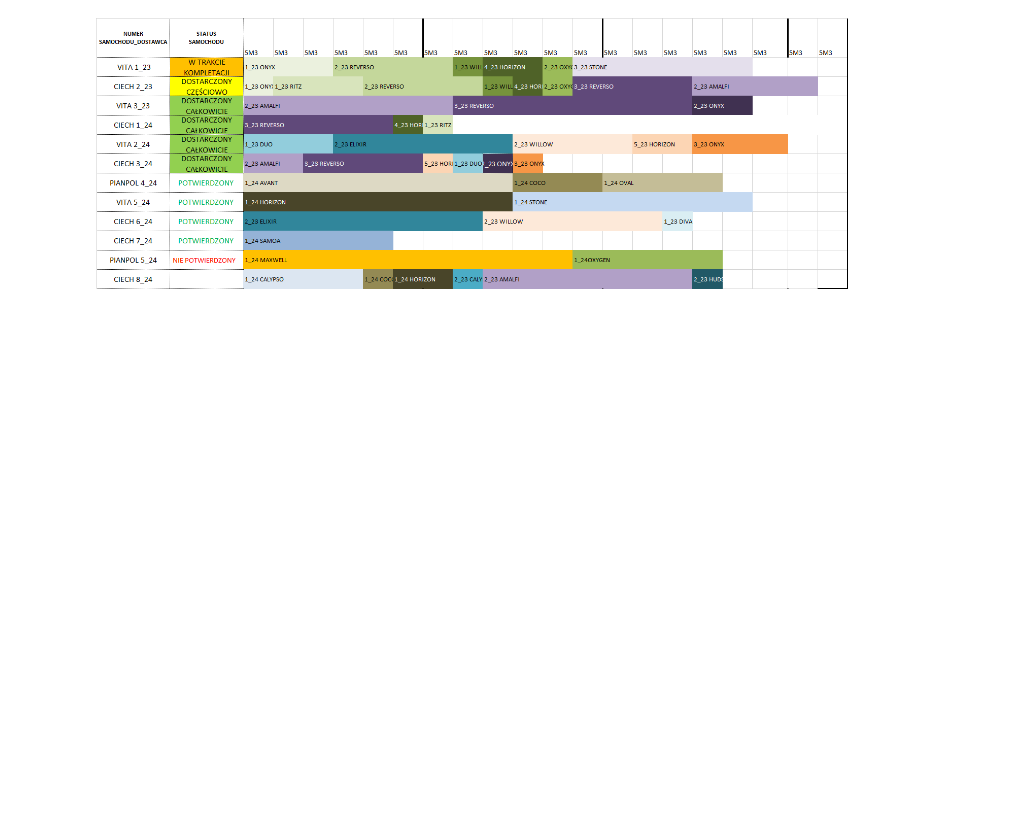
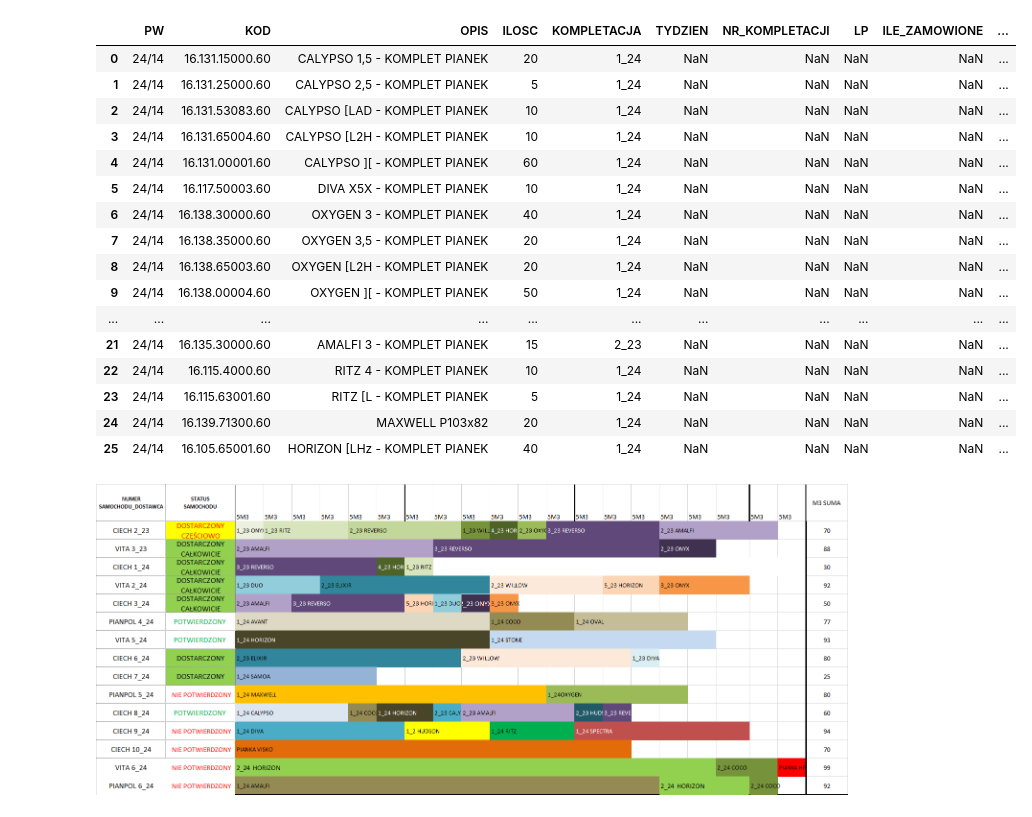
Before and after one commit to Mogarthron/Magazynier, a Jupyter notebook: ZAM_PIANKI_DB.ipynb, the cells around one changed output. Cells and saved outputs as stored; diff of their text form; code cells hidden in the pictures; blank space fills up the shorter version.

```diff
--- a/ZAM_PIANKI_DB.ipynb
+++ b/ZAM_PIANKI_DB.ipynb
@@ -171,5 +210,28 @@ def przyjecie_pz(zam,model,nr_kompletacji):
+# %%
+# zpd.merge(pw[pw.PW == "24/10"], on="KOD", how="right")
+pw_zpd = pw[pw.PW == "24/14"][["PW", "KOD", "OPIS", "ILOSC", "KOMPLETACJA"]].merge(zpd[~zpd.STATUS_KOMPLETACJA.isin(["1",None])][["TYDZIEN", "NR_KOMPLETACJI", "KOD", "LP", "ILE_ZAMOWIONE", "ZNACZNIK_DOSTAWCY", "STATUS_KOMPLETACJA"]], on="KOD", how="left")
+# pw_zpd[~pw_zpd.STATUS_KOMPLETACJA.isin(["1",None])]
+pw_zpd#.dropna().LP.astype(int).values
+# %% [output]
+|  | PW | KOD | OPIS | ILOSC | KOMPLETACJA | TYDZIEN | NR_KOMPLETACJI | LP | ILE_ZAMOWIONE | ... |
+| 0 | 24/14 | 16.131.15000.60 | CALYPSO 1,5 - KOMPLET PIANEK | 20 | 1_24 | NaN | NaN | NaN | NaN | ... |
+| 1 | 24/14 | 16.131.25000.60 | CALYPSO 2,5 - KOMPLET PIANEK | 5 | 1_24 | NaN | NaN | NaN | NaN | ... |
+| 2 | 24/14 | 16.131.53083.60 | CALYPSO [LAD - KOMPLET PIANEK | 10 | 1_24 | NaN | NaN | NaN | NaN | ... |
+| 3 | 24/14 | 16.131.65004.60 | CALYPSO [L2H - KOMPLET PIANEK | 10 | 1_24 | NaN | NaN | NaN | NaN | ... |
+| 4 | 24/14 | 16.131.00001.60 | CALYPSO ][ - KOMPLET PIANEK | 60 | 1_24 | NaN | NaN | NaN | NaN | ... |
+| 5 | 24/14 | 16.117.50003.60 | DIVA X5X - KOMPLET PIANEK | 10 | 1_24 | NaN | NaN | NaN | NaN | ... |
+| 6 | 24/14 | 16.138.30000.60 | OXYGEN 3 - KOMPLET PIANEK | 40 | 1_24 | NaN | NaN | NaN | NaN | ... |
+| 7 | 24/14 | 16.138.35000.60 | OXYGEN 3,5 - KOMPLET PIANEK | 20 | 1_24 | NaN | NaN | NaN | NaN | ... |
+| 8 | 24/14 | 16.138.65003.60 | OXYGEN [L2H - KOMPLET PIANEK | 20 | 1_24 | NaN | NaN | NaN | NaN | ... |
+| 9 | 24/14 | 16.138.00004.60 | OXYGEN ][ - KOMPLET PIANEK | 50 | 1_24 | NaN | NaN | NaN | NaN | ... |
+| ... | ... | ... | ... | ... | ... | ... | ... | ... | ... | ... |
+| 21 | 24/14 | 16.135.30000.60 | AMALFI 3 - KOMPLET PIANEK | 15 | 2_23 | NaN | NaN | NaN | NaN | ... |
+| 22 | 24/14 | 16.115.4000.60 | RITZ 4 - KOMPLET PIANEK | 10 | 1_24 | NaN | NaN | NaN | NaN | ... |
+| 23 | 24/14 | 16.115.63001.60 | RITZ [L - KOMPLET PIANEK | 5 | 1_24 | NaN | NaN | NaN | NaN | ... |
+| 24 | 24/14 | 16.139.71300.60 | MAXWELL P103x82 | 20 | 1_24 | NaN | NaN | NaN | NaN | ... |
+| 25 | 24/14 | 16.105.65001.60 | HORIZON [LHz - KOMPLET PIANEK | 40 | 1_24 | NaN | NaN | NaN | NaN | ... |
 # %% [markdown]
-![image.png](embedded-picture-1-old)
+![image.png](embedded-picture-1-new)
 # %%
 nr_dostaw = zam_pianki_db[["LP", "MODEL", "NR_KOMPLETACJI", "OPIS", "DATA_DOSTARCZENIA_1", "DATA_DOSTARCZENIA_2", "nr_SAMOCHODU"]]
 nr_dostaw["KOMPLETACJA"] = nr_dostaw.NR_KOMPLETACJI + " " + nr_dostaw.MODEL
```
Also changed, not shown: parts of 22 cells of this notebook.
